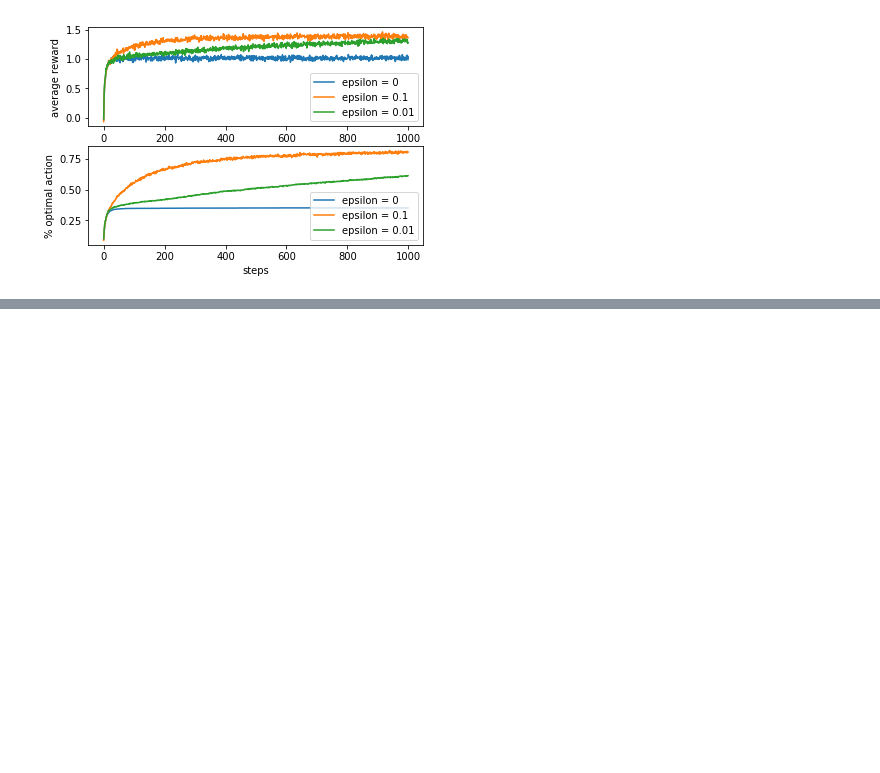
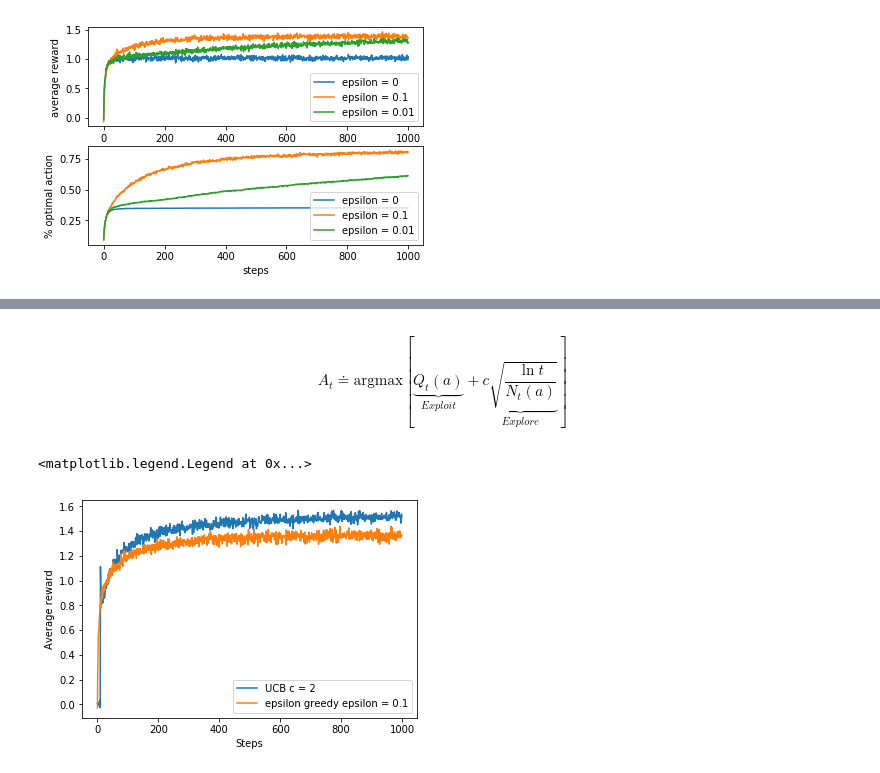
Before and after one commit to wakamori/study-rl, a Jupyter notebook: 01_k-Armed-Bandit.ipynb, the cells around one changed output, grey strips where cells are left out. Drawn from its saved outputs; the diff is of its cells as text; code cells hidden in the pictures; blank space fills up the shorter version.

```diff
--- a/01_k-Armed-Bandit.ipynb
+++ b/01_k-Armed-Bandit.ipynb
@@ -204,0 +233,18 @@ plt.legend()
+# %% [markdown]
+$$
+A_t \doteq \mathrm{argmax}\left[\underbrace{Q_t(a)}_{Exploit}+\underbrace{c\sqrt{\frac{\ln t}{N_t(a)}}}_{Explore}\right]
+$$
+# %%
+bandits = []
+bandits.append(Bandit(epsilon=0, UCB_param=2, sample_averages=True))
+bandits.append(Bandit(epsilon=0.1, sample_averages=True))
+_, average_rewards = simulate(runs, time, bandits)
+
+plt.plot(average_rewards[0], label='UCB c = 2')
+plt.plot(average_rewards[1], label='epsilon greedy epsilon = 0.1')
+plt.xlabel('Steps')
+plt.ylabel('Average reward')
+plt.legend()
+# %% [output]
+<matplotlib.legend.Legend at 0x...>
+[figure, added]
```
Also changed, not shown: parts of 3 cells of this notebook.
